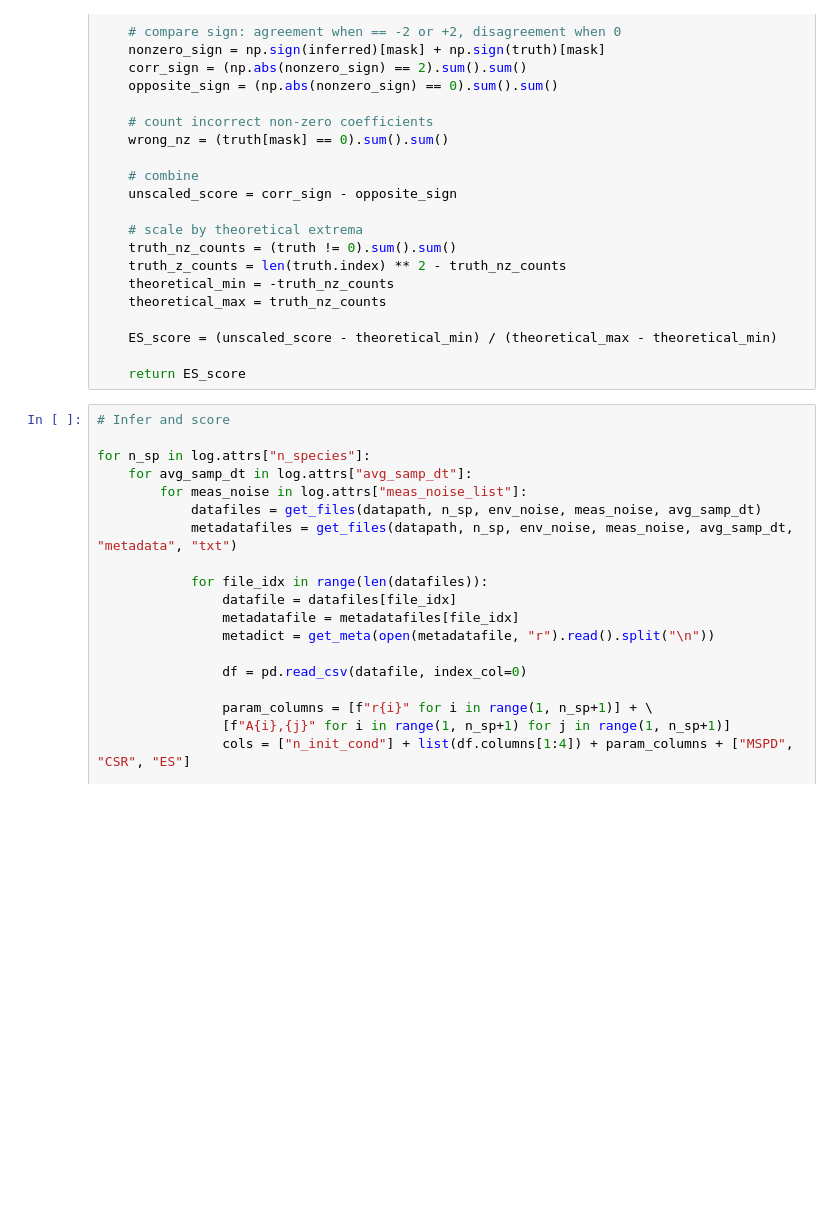
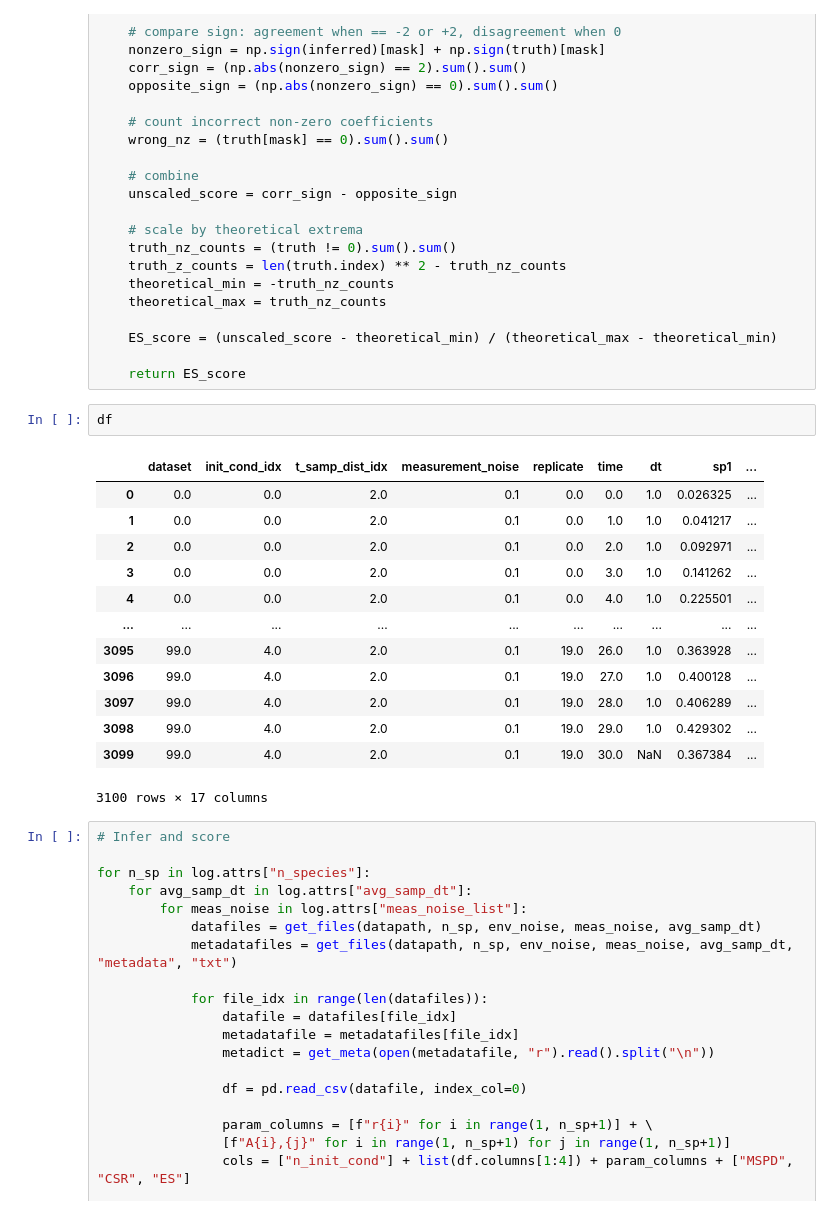
Before and after one commit to joaovaleriano/gLV_OED, a Jupyter notebook: notebooks/infer.ipynb, the cells around one changed output. Drawn from its saved outputs; the diff is of its cells as text; blank space fills up the shorter version.

```diff
--- a/notebooks/infer.ipynb
+++ b/notebooks/infer.ipynb
@@ -100,6 +102,22 @@ def calculate_es_score(true_aij, inferred_aij) -> float:
     ES_score = (unscaled_score - theoretical_min) / (theoretical_max - theoretical_min)
 
     return ES_score
+# %%
+df
+# %% [output]
+|  | dataset | init_cond_idx | t_samp_dist_idx | measurement_noise | replicate | time | dt | sp1 | ... |
+| 0 | 0.0 | 0.0 | 2.0 | 0.1 | 0.0 | 0.0 | 1.0 | 0.026325 | ... |
+| 1 | 0.0 | 0.0 | 2.0 | 0.1 | 0.0 | 1.0 | 1.0 | 0.041217 | ... |
+| 2 | 0.0 | 0.0 | 2.0 | 0.1 | 0.0 | 2.0 | 1.0 | 0.092971 | ... |
+| 3 | 0.0 | 0.0 | 2.0 | 0.1 | 0.0 | 3.0 | 1.0 | 0.141262 | ... |
+| 4 | 0.0 | 0.0 | 2.0 | 0.1 | 0.0 | 4.0 | 1.0 | 0.225501 | ... |
+| ... | ... | ... | ... | ... | ... | ... | ... | ... | ... |
+| 3095 | 99.0 | 4.0 | 2.0 | 0.1 | 19.0 | 26.0 | 1.0 | 0.363928 | ... |
+| 3096 | 99.0 | 4.0 | 2.0 | 0.1 | 19.0 | 27.0 | 1.0 | 0.400128 | ... |
+| 3097 | 99.0 | 4.0 | 2.0 | 0.1 | 19.0 | 28.0 | 1.0 | 0.406289 | ... |
+| 3098 | 99.0 | 4.0 | 2.0 | 0.1 | 19.0 | 29.0 | 1.0 | 0.429302 | ... |
+| 3099 | 99.0 | 4.0 | 2.0 | 0.1 | 19.0 | 30.0 | NaN | 0.367384 | ... |
+3100 rows × 17 columns
 # %%
 # Infer and score
 
```
Also changed, not shown: parts of 2 cells of this notebook, 4 other files.
